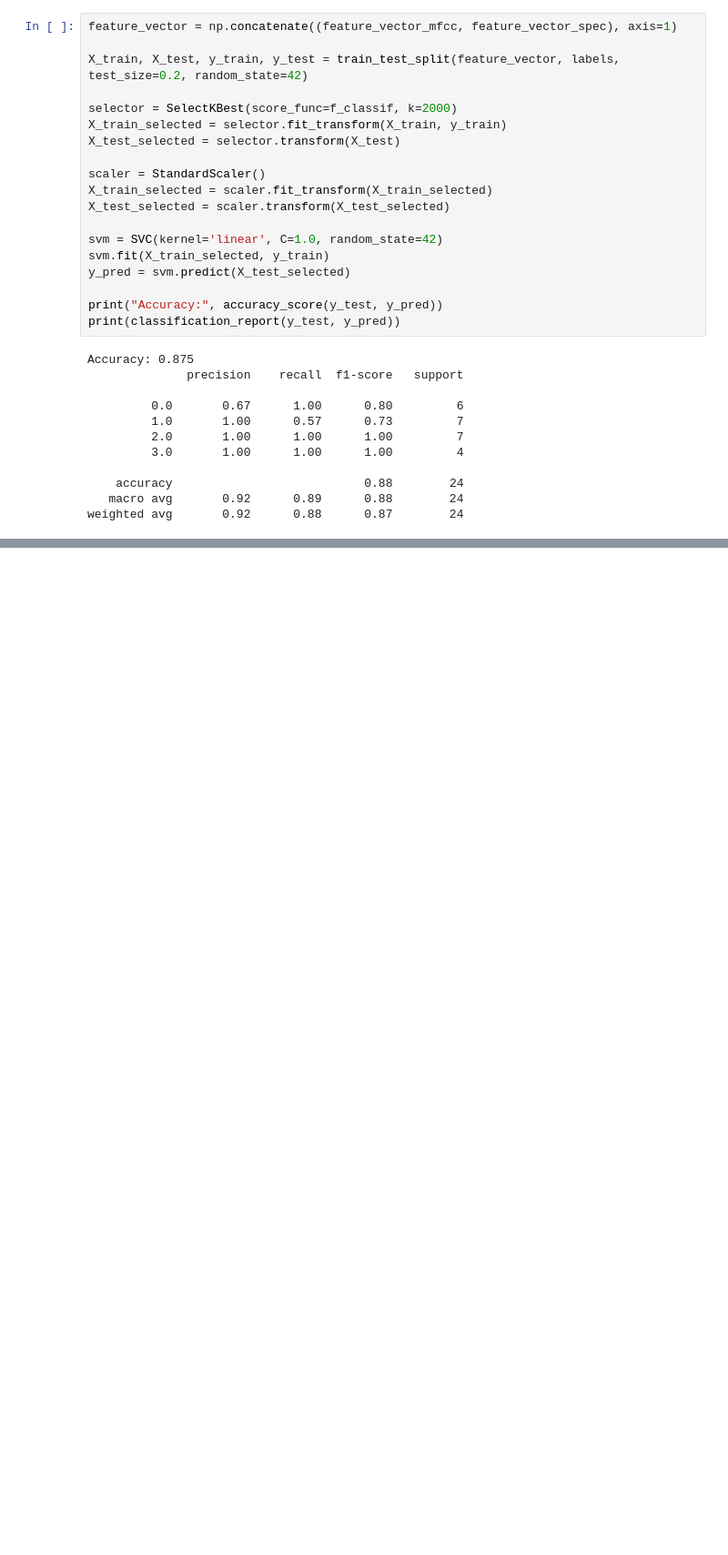
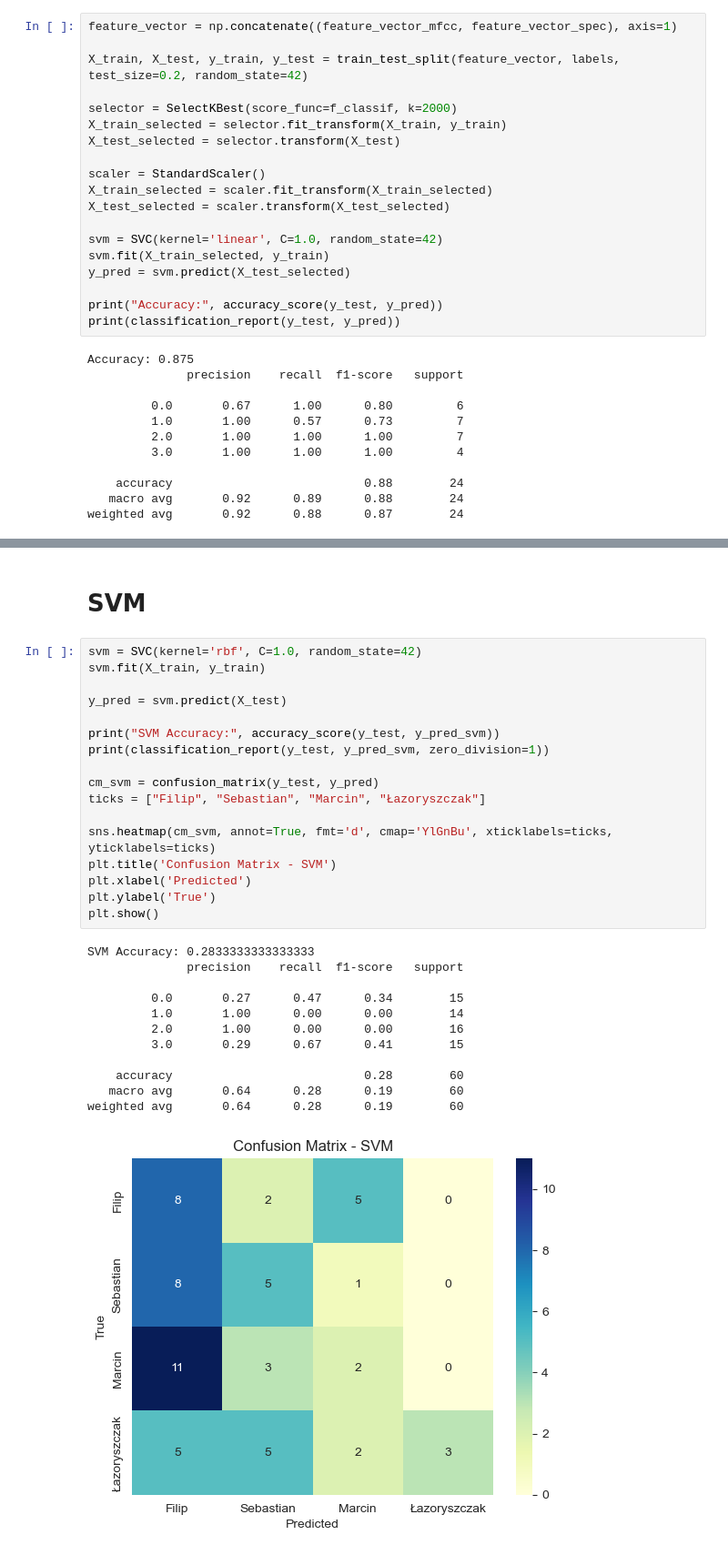
Before and after one commit to Glitterfrost/Acustic-Signals-Project, a Jupyter notebook: project.ipynb, the cells around one changed output, grey strips where cells are left out. Shown: that part at 91% size. Drawn from its saved outputs; the diff is of its cells as text; blank space fills up the shorter version.

```diff
--- a/project.ipynb
+++ b/project.ipynb
@@ -615,0 +661,32 @@ weighted avg       0.92      0.88      0.87        24
+# %% [markdown]
+# SVM
+# %%
+svm = SVC(kernel='rbf', C=1.0, random_state=42)
+svm.fit(X_train, y_train)
+
+y_pred = svm.predict(X_test)
+
+print("SVM Accuracy:", accuracy_score(y_test, y_pred_svm))
+print(classification_report(y_test, y_pred_svm, zero_division=1))
+
+cm_svm = confusion_matrix(y_test, y_pred)
+ticks = ["Filip", "Sebastian", "Marcin", "Łazoryszczak"]
+
+sns.heatmap(cm_svm, annot=True, fmt='d', cmap='YlGnBu', xticklabels=ticks, yticklabels=ticks)
+plt.title('Confusion Matrix - SVM')
+plt.xlabel('Predicted')
+plt.ylabel('True')
+plt.show()
+# %% [output]
+SVM Accuracy: 0.2833333333333333
+              precision    recall  f1-score   support
+
+         0.0       0.27      0.47      0.34        15
+         1.0       1.00      0.00      0.00        14
+         2.0       1.00      0.00      0.00        16
+         3.0       0.29      0.67      0.41        15
+
+    accuracy                           0.28        60
+   macro avg       0.64      0.28      0.19        60
+weighted avg       0.64      0.28      0.19        60
+[figure, added]
```
Also changed, not shown: parts of 12 cells of this notebook, 1 other file.
